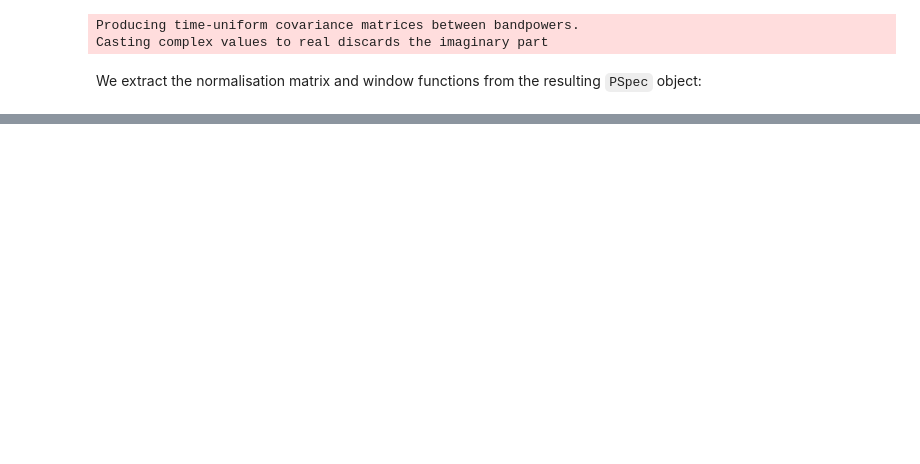
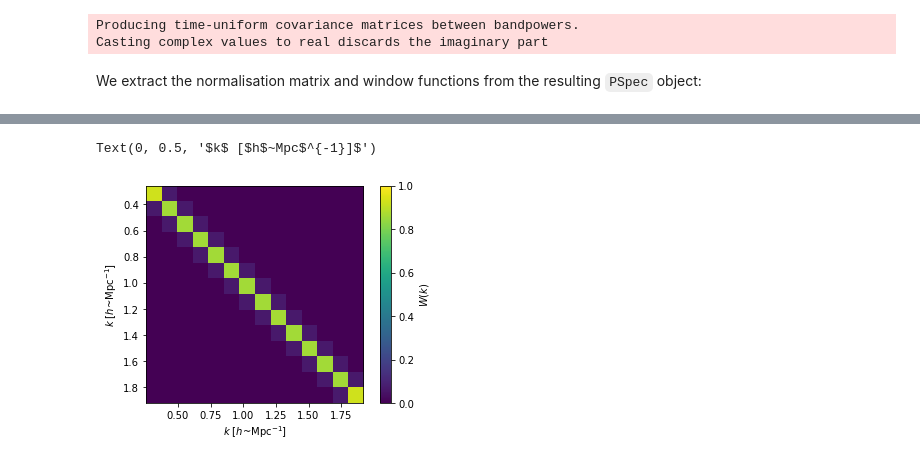
Before and after one commit to HERA-Team/hera_pspec, a Jupyter notebook: examples/Overview_Core_Pspec_functions.ipynb, the cells around one changed output, grey strips where cells are left out. Drawn from its saved outputs; the diff is of its cells as text; code cells hidden in the pictures; blank space fills up the shorter version.

```diff
--- a/examples/Overview_Core_Pspec_functions.ipynb
+++ b/examples/Overview_Core_Pspec_functions.ipynb
@@ -977,0 +1069,6 @@ Note that these window functions will change if the power spectrum is folded or
+# %%
+ftfile = '/lustre/aoc/projects/hera/agorce/wf_hera/delay_wf/FT_beam_HERA_dipole'
+uvw = UVWindow(ftbeam=ftfile, uvdata='',
+                            taper = 'blackman-harris',
+                            cosmo=cosmo,little_h=little_h,
+                            verbose=True)
@@ -977,0 +1077,3 @@ Note that these window functions will change if the power spectrum is folded or
+# %%
+uvw.set_polarisation(pol)
+uvw.set_spw_range(spw_range)
@@ -977,0 +1082,7 @@ Note that these window functions will change if the power spectrum is folded or
+# %%
+reds, lens, _ = uvp.get_red_bls()
+# %%
+wf = uvw.get_spherical_wf(spw_range,pol,kbins,
+                               kperp_bins=[],kpara_bins=[],
+                               bl_groups = reds, bl_lens = lens,
+                               save_cyl_wf = True, return_weights = False)
@@ -977,0 +1094,8 @@ Note that these window functions will change if the power spectrum is folded or
+# %%
+im = plt.imshow(wf,vmin=0,vmax=1,extent=(kbins.min(),kbins.max(),kbins.max(),kbins.min()))
+cbar = plt.colorbar(im)
+cbar.set_label(r'$W(k)$')
+plt.xlabel(r"$k$ [$h$~Mpc$^{-1}]$");plt.ylabel(r"$k$ [$h$~Mpc$^{-1}]$")
+# %% [output]
+Text(0, 0.5, '$k$ [$h$~Mpc$^{-1}]$')
+[figure, added]
```
Also changed, not shown: parts of 32 cells of this notebook.
